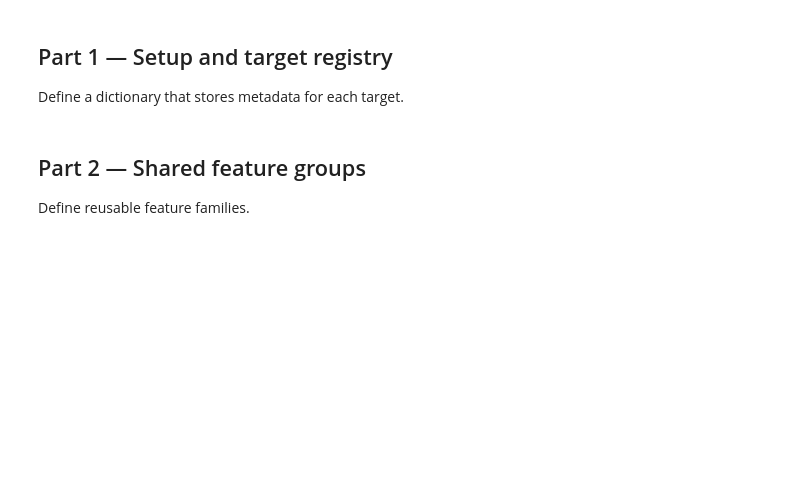
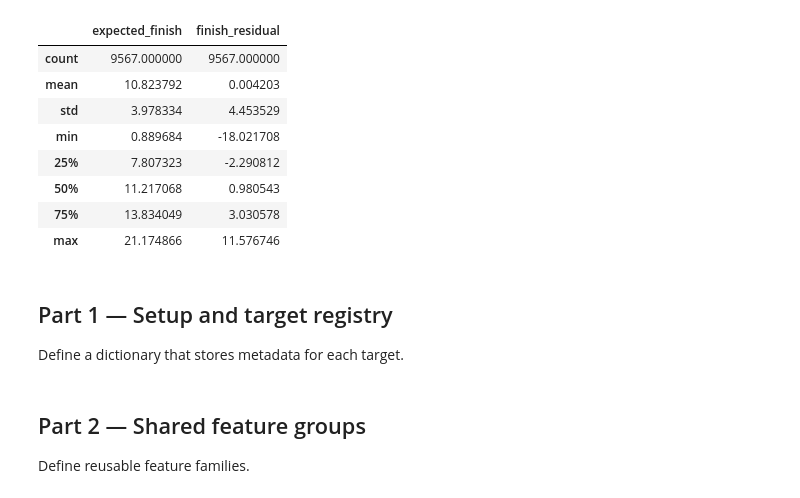
Before and after one commit to blackpaigestone/f1-worldchamp, a Jupyter notebook: 04_race_strategy_and_pit_stop_modeling.ipynb, the cells around one changed output. Saved outputs shown, nothing was run; the diff lists cells and outputs as text; code cells hidden in the pictures; blank space fills up the shorter version.

```diff
--- a/04_race_strategy_and_pit_stop_modeling.ipynb
+++ b/04_race_strategy_and_pit_stop_modeling.ipynb
@@ -97,0 +206,12 @@ import shap
+# %%
+#train model
+baseline_model = XGBRegressor(
+    n_estimators=300,
+    max_depth=4,
+    learning_rate=0.05,
+    subsample=0.8,
+    colsample_bytree=0.8,
+    random_state=42
+)
+
+baseline_model.fit(X_train_base, y_train_base)
@@ -97,0 +230,32 @@ import shap
+# %%
+#generate expected finish for all rows in full dataset
+X_full_base = baseline_df[pre_race_features]
+
+baseline_model.fit(X_full_base, baseline_df["finish_position"])
+baseline_df["expected_finish"] = baseline_model.predict(X_full_base)
+# %%
+#merge back to main dataset
+df = df.merge(
+    baseline_df[["expected_finish"]],
+    left_index=True,
+    right_index=True,
+    how="left"
+)
+# %%
+df["finish_residual"] = df["expected_finish"] - df["finish_position"]
+
+df["overperformed_model"] = (
+    df["finish_position"] < df["expected_finish"]
+).astype(int)
+# %%
+df[["expected_finish", "finish_residual"]].describe()
+# %% [output]
+|  | expected_finish | finish_residual |
+| count | 9567.000000 | 9567.000000 |
+| mean | 10.823792 | 0.004203 |
+| std | 3.978334 | 4.453529 |
+| min | 0.889684 | -18.021708 |
+| 25% | 7.807323 | -2.290812 |
+| 50% | 11.217068 | 0.980543 |
+| 75% | 13.834049 | 3.030578 |
+| max | 21.174866 | 11.576746 |
```
Also changed, not shown: parts of 25 cells of this notebook.
